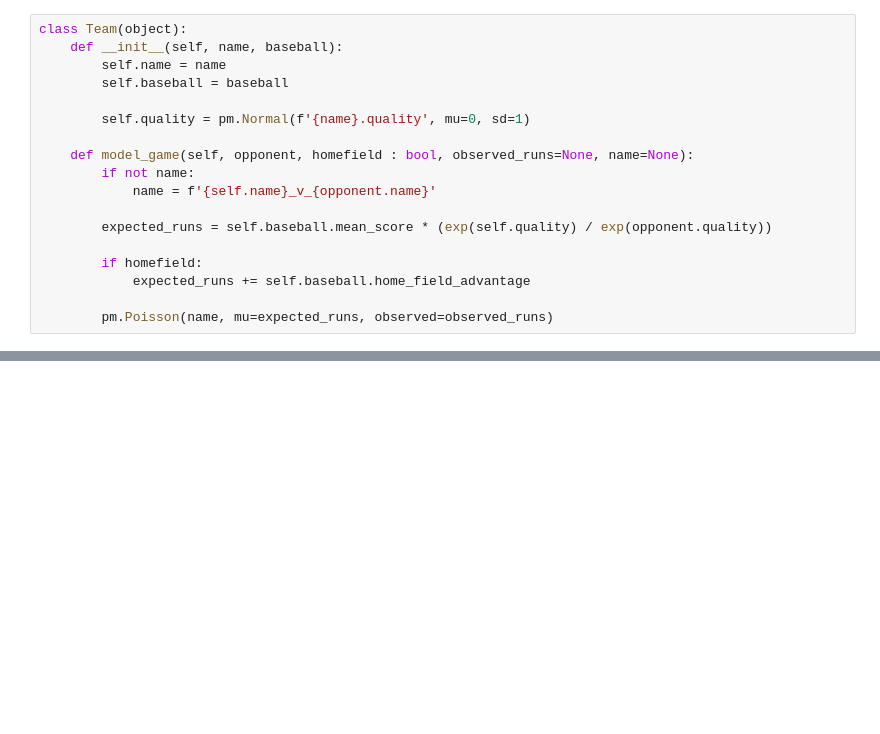
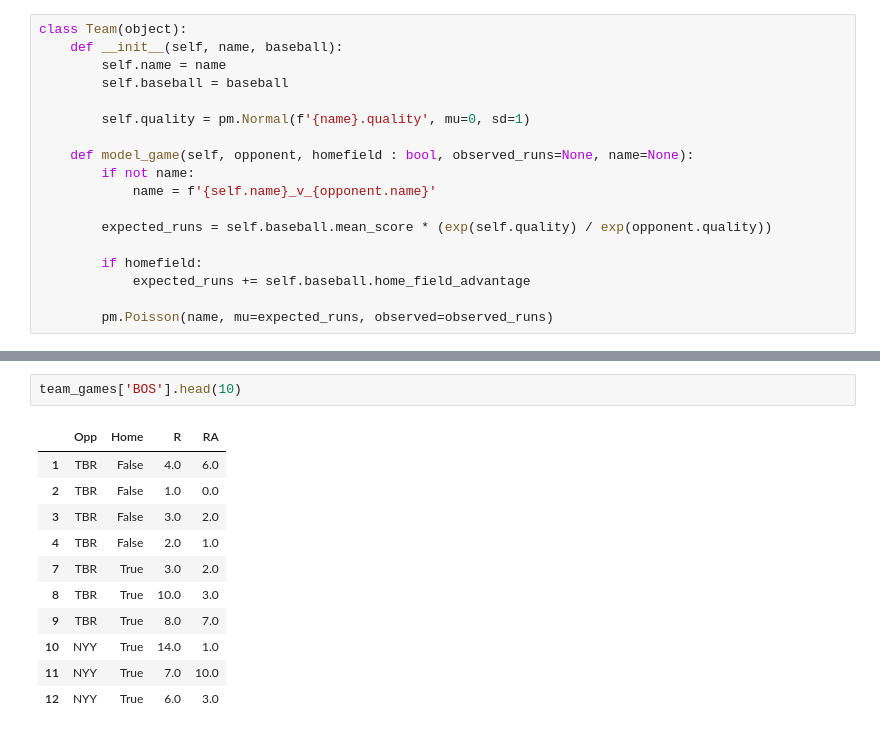
Before and after one commit to sammyers/bayesball, a Jupyter notebook: code/bayesball.ipynb, the cells around one changed output, grey strips where cells are left out. Saved outputs shown, nothing was run; the diff lists cells and outputs as text; blank space fills up the shorter version.

```diff
--- a/code/bayesball.ipynb
+++ b/code/bayesball.ipynb
@@ -88,0 +139,14 @@ print('{} chance that Team 1 is better'.format(np.mean((trace['team1.quality'] -
+# %%
+team_games['BOS'].head(10)
+# %% [output]
+|  | Opp | Home | R | RA |
+| 1 | TBR | False | 4.0 | 6.0 |
+| 2 | TBR | False | 1.0 | 0.0 |
+| 3 | TBR | False | 3.0 | 2.0 |
+| 4 | TBR | False | 2.0 | 1.0 |
+| 7 | TBR | True | 3.0 | 2.0 |
+| 8 | TBR | True | 10.0 | 3.0 |
+| 9 | TBR | True | 8.0 | 7.0 |
+| 10 | NYY | True | 14.0 | 1.0 |
+| 11 | NYY | True | 7.0 | 10.0 |
+| 12 | NYY | True | 6.0 | 3.0 |
```
Also changed, not shown: parts of 8 cells of this notebook, 5 other files.
